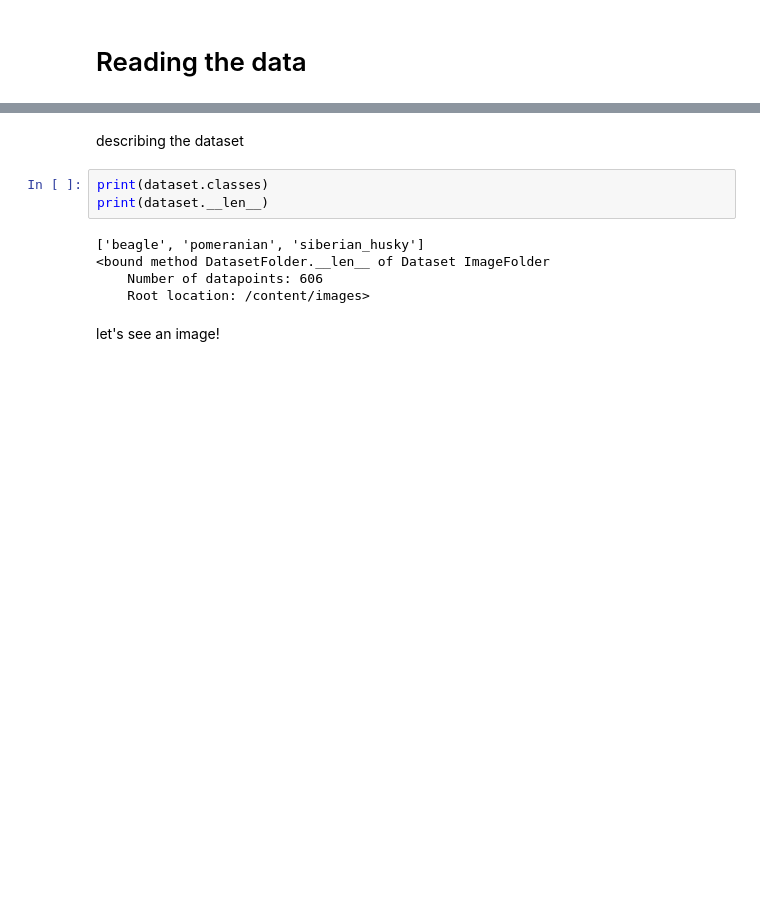
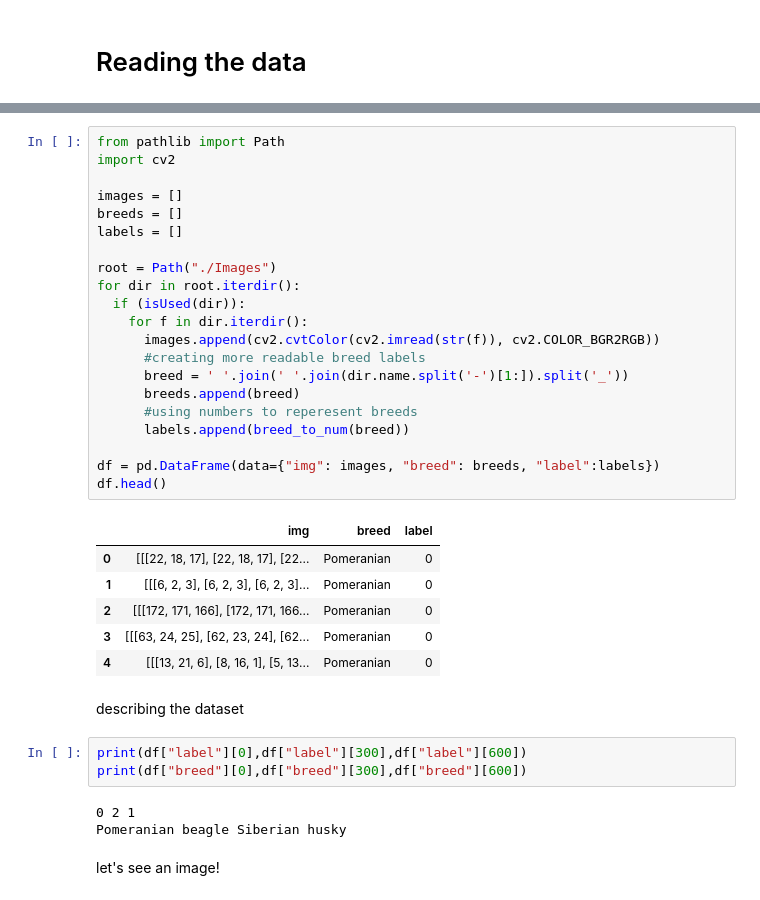
Before and after one commit to maya2d26/CNN_dog_breed_classifier, a Jupyter notebook: Stanford_dog_breed_classifier.ipynb, the cells around one changed output, grey strips where cells are left out. Cells and saved outputs as stored; diff of their text form; blank space fills up the shorter version.

```diff
--- a/Stanford_dog_breed_classifier.ipynb
+++ b/Stanford_dog_breed_classifier.ipynb
@@ -29,13 +74,39 @@ dataset = ImageFolder('/content/images')
+# %%
+from pathlib import Path
+import cv2
+
+images = []
+breeds = []
+labels = []
+
+root = Path("./Images")
+for dir in root.iterdir():
+  if (isUsed(dir)):
+    for f in dir.iterdir():
+      images.append(cv2.cvtColor(cv2.imread(str(f)), cv2.COLOR_BGR2RGB))
+      #creating more readable breed labels
+      breed = ' '.join(' '.join(dir.name.split('-')[1:]).split('_'))
+      breeds.append(breed)
+      #using numbers to reperesent breeds
+      labels.append(breed_to_num(breed))
+
+df = pd.DataFrame(data={"img": images, "breed": breeds, "label":labels})
+df.head()
+# %% [output]
+|  | img | breed | label |
+| 0 | [[[22, 18, 17], [22, 18, 17], [22... | Pomeranian | 0 |
+| 1 | [[[6, 2, 3], [6, 2, 3], [6, 2, 3]... | Pomeranian | 0 |
+| 2 | [[[172, 171, 166], [172, 171, 166... | Pomeranian | 0 |
+| 3 | [[[63, 24, 25], [62, 23, 24], [62... | Pomeranian | 0 |
+| 4 | [[[13, 21, 6], [8, 16, 1], [5, 13... | Pomeranian | 0 |
 # %% [markdown]
 describing the dataset
-# %%
-print(dataset.classes)
-print(dataset.__len__)
-# %% [output]
-['beagle', 'pomeranian', 'siberian_husky']
-<bound method DatasetFolder.__len__ of Dataset ImageFolder
-    Number of datapoints: 606
-    Root location: /content/images>
+# %%
+print(df["label"][0],df["label"][300],df["label"][600])
+print(df["breed"][0],df["breed"][300],df["breed"][600])
+# %% [output]
+0 2 1
+Pomeranian beagle Siberian husky
 # %% [markdown]
 let's see an image!
 # %%
```
Also changed, not shown: parts of 10 cells of this notebook.
